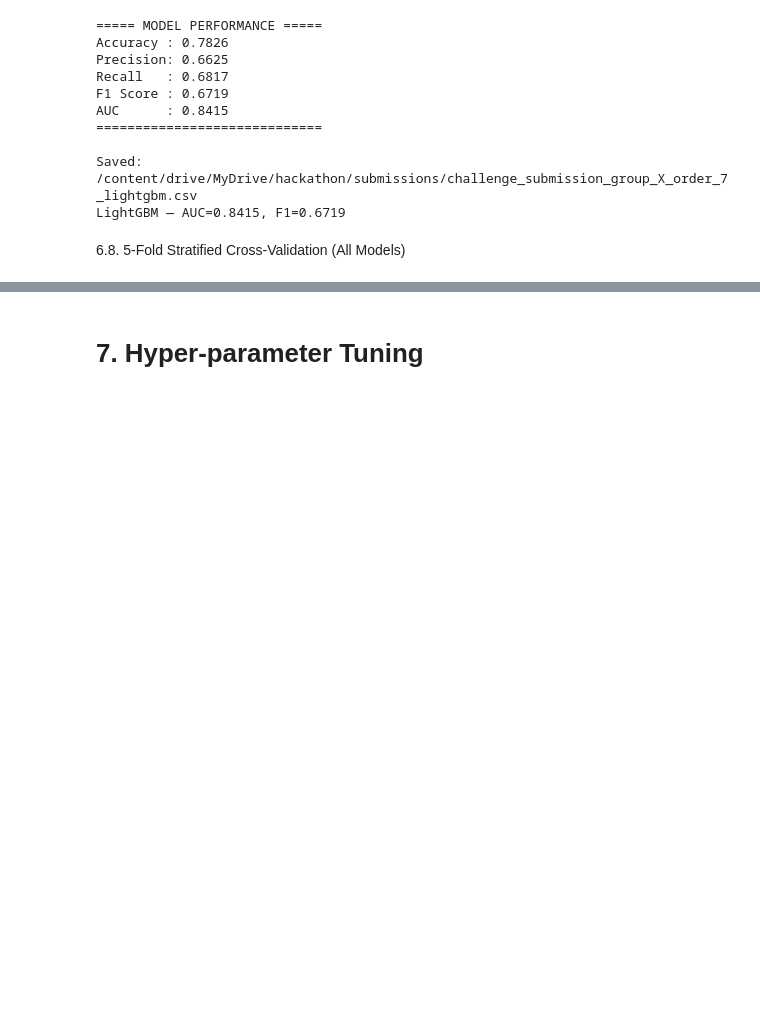
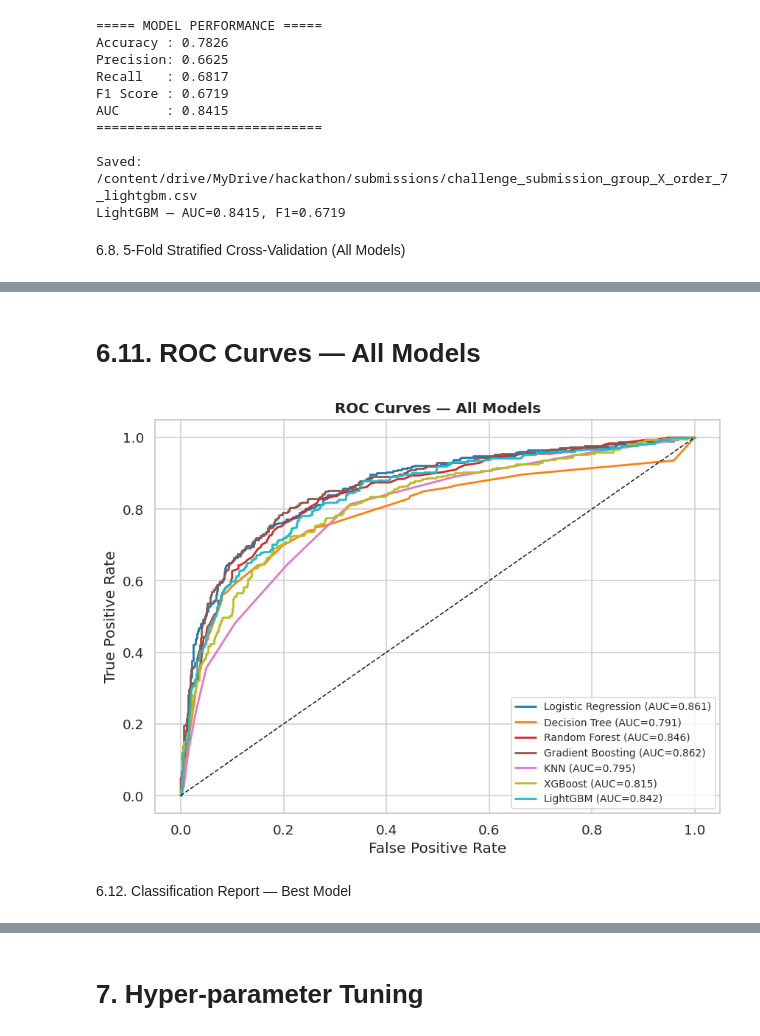
Before and after one commit to UH-GROUP-X/Hackathon26, a Jupyter notebook: UH_GROUP_X.ipynb, the cells around one changed output, grey strips where cells are left out. Saved outputs shown, nothing was run; the diff lists cells and outputs as text; code cells hidden in the pictures; blank space fills up the shorter version.

```diff
--- a/UH_GROUP_X.ipynb
+++ b/UH_GROUP_X.ipynb
@@ -977,0 +1014,26 @@ Decision Tree              AUC mean=0.8051  std=0.0098
+# %% [markdown]
+# 6.11. ROC Curves — All Models
+# %%
+from sklearn.metrics import roc_curve
+roc_curve(y_val, proba)
+
+fig, ax = plt.subplots(figsize=(8, 6))
+colors = plt.cm.tab10(np.linspace(0, 1, len(trained_models)))
+
+for (name, model), color in zip(trained_models.items(), colors):
+    proba = model.predict_proba(X_val_proc)[:, 1]
+    fpr, tpr, _ = roc_curve(y_val, proba)
+    auc = val_results[name]['AUC']
+    ax.plot(fpr, tpr, label=f"{name} (AUC={auc:.3f})", color=color, linewidth=1.8)
+
+ax.plot([0, 1], [0, 1], 'k--', linewidth=1)
+ax.set_xlabel("False Positive Rate")
+ax.set_ylabel("True Positive Rate")
+ax.set_title("ROC Curves — All Models", fontweight='bold')
+ax.legend(loc='lower right', fontsize=9)
+plt.tight_layout()
+plt.show()
+# %% [output]
+[figure, added]
+# %% [markdown]
+6.12. Classification Report — Best Model
```
Also changed, not shown: parts of 8 cells of this notebook.
